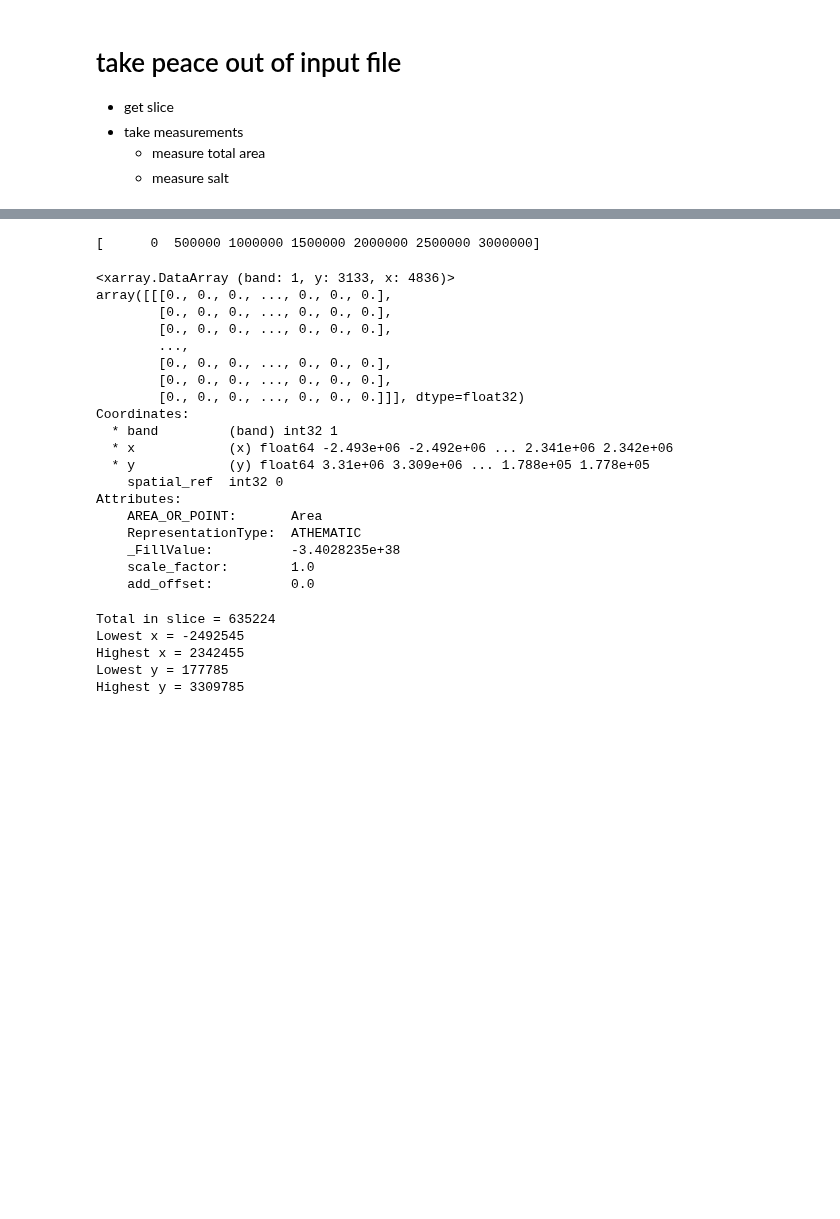
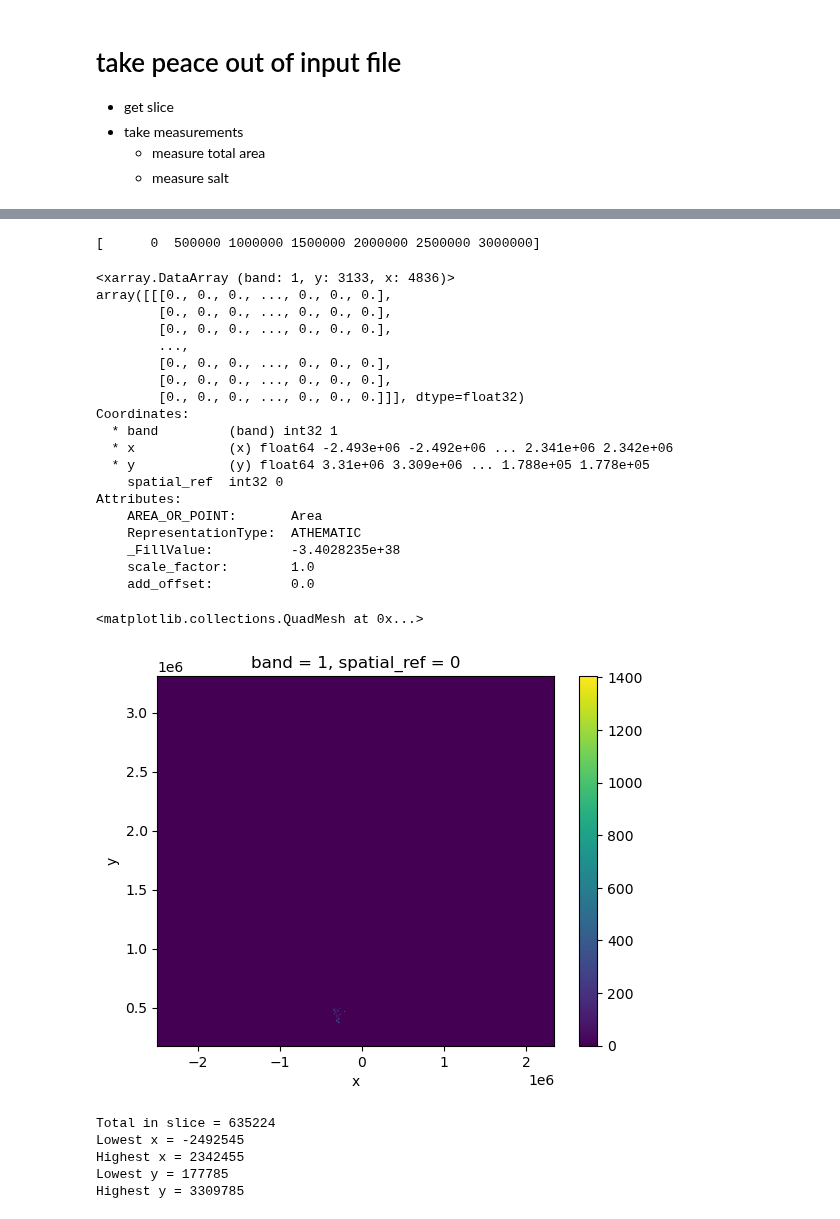
Before and after one commit to toddclark000/Shuying_salt, a Jupyter notebook: conservation_test.ipynb, the cells around one changed output, grey strips where cells are left out. Cells and saved outputs as stored; diff of their text form; code cells hidden in the pictures; blank space fills up the shorter version.

```diff
--- a/conservation_test.ipynb
+++ b/conservation_test.ipynb
@@ -80,32 +102,34 @@ Attributes:
 # %%
 # slice input file in memory (I'm thinking at y values)
 slices = np.arange(0, int(3.5e6), int(0.5e6))
 print(slices)
 xr_array = xr_array.where(xr_array.y>slices[0]).where(xr_array.y<slices[1])
 xr_array = xr_array.where(xr_array.notnull(),0) #tiff files have a _FillValue to hold none values
 display(xr_array)
-#xr_array.plot() # I cannot plot when I am using the interactive node or it will get me in trouble
+xr_array.plot() # I cannot plot when I am using the interactive node or it will get me in trouble
 # %% [output]
 [      0  500000 1000000 1500000 2000000 2500000 3000000]
 <xarray.DataArray (band: 1, y: 3133, x: 4836)>
 array([[[0., 0., 0., ..., 0., 0., 0.],
         [0., 0., 0., ..., 0., 0., 0.],
         [0., 0., 0., ..., 0., 0., 0.],
         ...,
         [0., 0., 0., ..., 0., 0., 0.],
         [0., 0., 0., ..., 0., 0., 0.],
         [0., 0., 0., ..., 0., 0., 0.]]], dtype=float32)
 Coordinates:
   * band         (band) int32 1
   * x            (x) float64 -2.493e+06 -2.492e+06 ... 2.341e+06 2.342e+06
   * y            (y) float64 3.31e+06 3.309e+06 ... 1.788e+05 1.778e+05
     spatial_ref  int32 0
 Attributes:
     AREA_OR_POINT:       Area
     RepresentationType:  ATHEMATIC
     _FillValue:          -3.4028235e+38
     scale_factor:        1.0
     add_offset:          0.0
+<matplotlib.collections.QuadMesh at 0x...>
+[figure, added]
 # %%
 # take stats salt, area, furthest left (lowest longitude > -180), furthest right (highest longitude < 180), lowest lat > -90, highest lat < 90
 print(f"Total in slice = {int(xr_array.sum())}")
```
Also changed, not shown: parts of 5 cells of this notebook, 38 other files.
